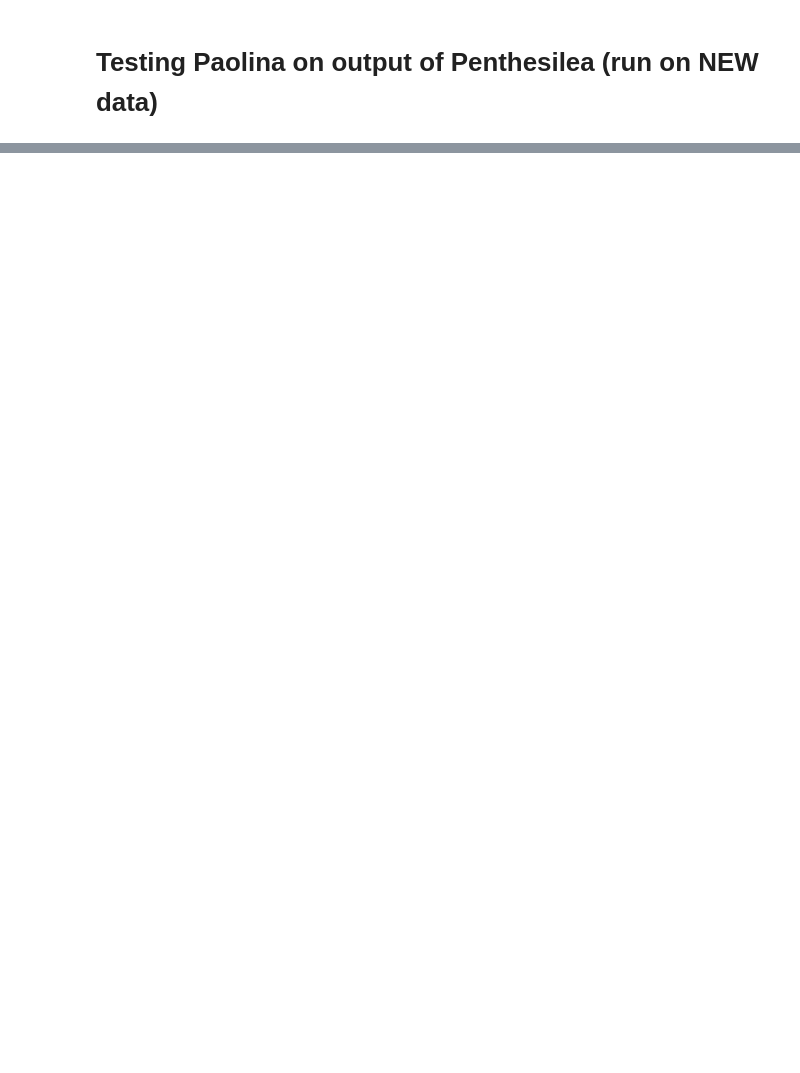
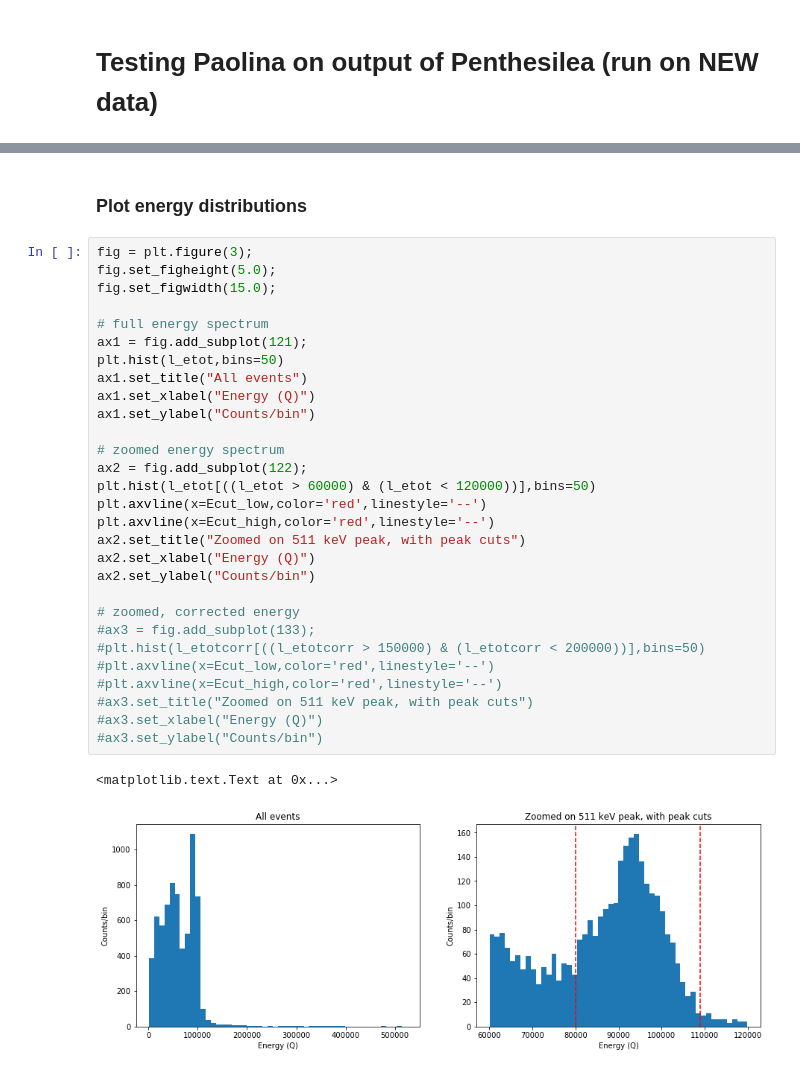
Before and after one commit to paolafer/ICARO, a Jupyter notebook: invisible_cities/utils/penthesilea_test.ipynb, the cells around one changed output, grey strips where cells are left out. Cells and saved outputs as stored; diff of their text form; blank space fills up the shorter version.

```diff
--- a/invisible_cities/utils/penthesilea_test.ipynb
+++ b/invisible_cities/utils/penthesilea_test.ipynb
@@ -58,0 +229,34 @@ Eblob1, Eblob2 = paolina.construct_blobs(trks[itmax],dist_mat,spath)
+# %% [markdown]
+### Plot energy distributions
+# %%
+fig = plt.figure(3);
+fig.set_figheight(5.0);
+fig.set_figwidth(15.0);
+
+# full energy spectrum
+ax1 = fig.add_subplot(121);
+plt.hist(l_etot,bins=50)
+ax1.set_title("All events")
+ax1.set_xlabel("Energy (Q)")
+ax1.set_ylabel("Counts/bin")
+
+# zoomed energy spectrum
+ax2 = fig.add_subplot(122);
+plt.hist(l_etot[((l_etot > 60000) & (l_etot < 120000))],bins=50)
+plt.axvline(x=Ecut_low,color='red',linestyle='--')
+plt.axvline(x=Ecut_high,color='red',linestyle='--')
+ax2.set_title("Zoomed on 511 keV peak, with peak cuts")
+ax2.set_xlabel("Energy (Q)")
+ax2.set_ylabel("Counts/bin")
+
+# zoomed, corrected energy
+#ax3 = fig.add_subplot(133);
+#plt.hist(l_etotcorr[((l_etotcorr > 150000) & (l_etotcorr < 200000))],bins=50)
+#plt.axvline(x=Ecut_low,color='red',linestyle='--')
+#plt.axvline(x=Ecut_high,color='red',linestyle='--')
+#ax3.set_title("Zoomed on 511 keV peak, with peak cuts")
+#ax3.set_xlabel("Energy (Q)")
+#ax3.set_ylabel("Counts/bin")
+# %% [output]
+<matplotlib.text.Text at 0x...>
+[figure, added]
```
Also changed, not shown: parts of 18 cells of this notebook.
